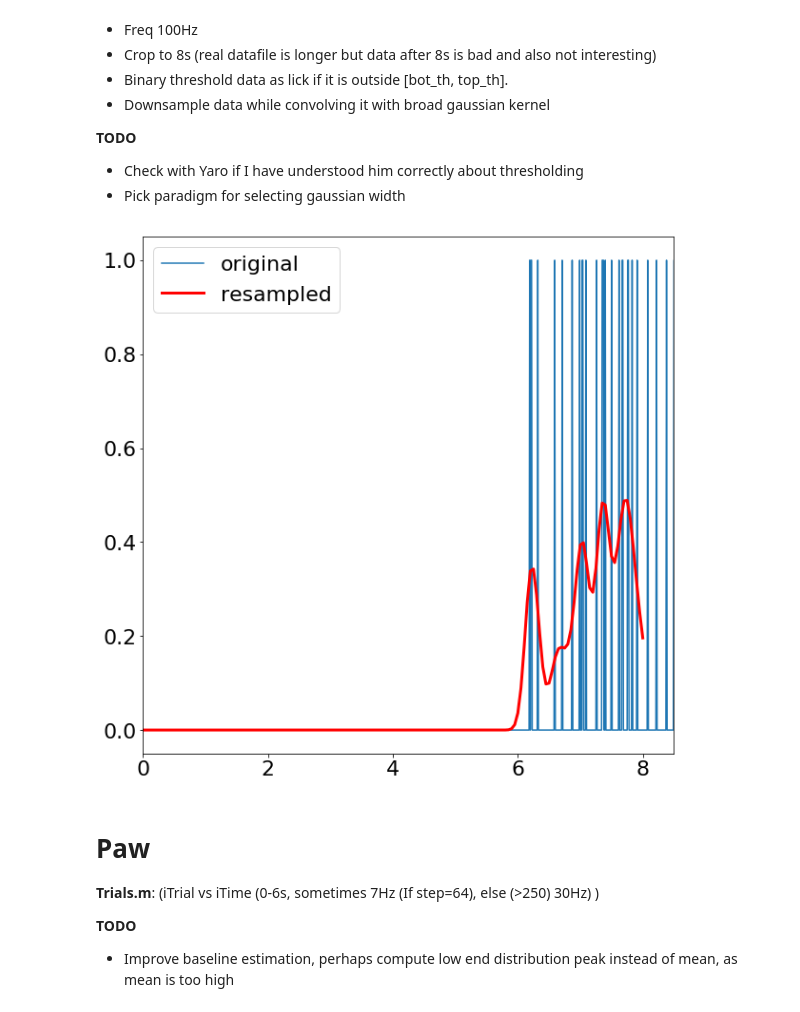
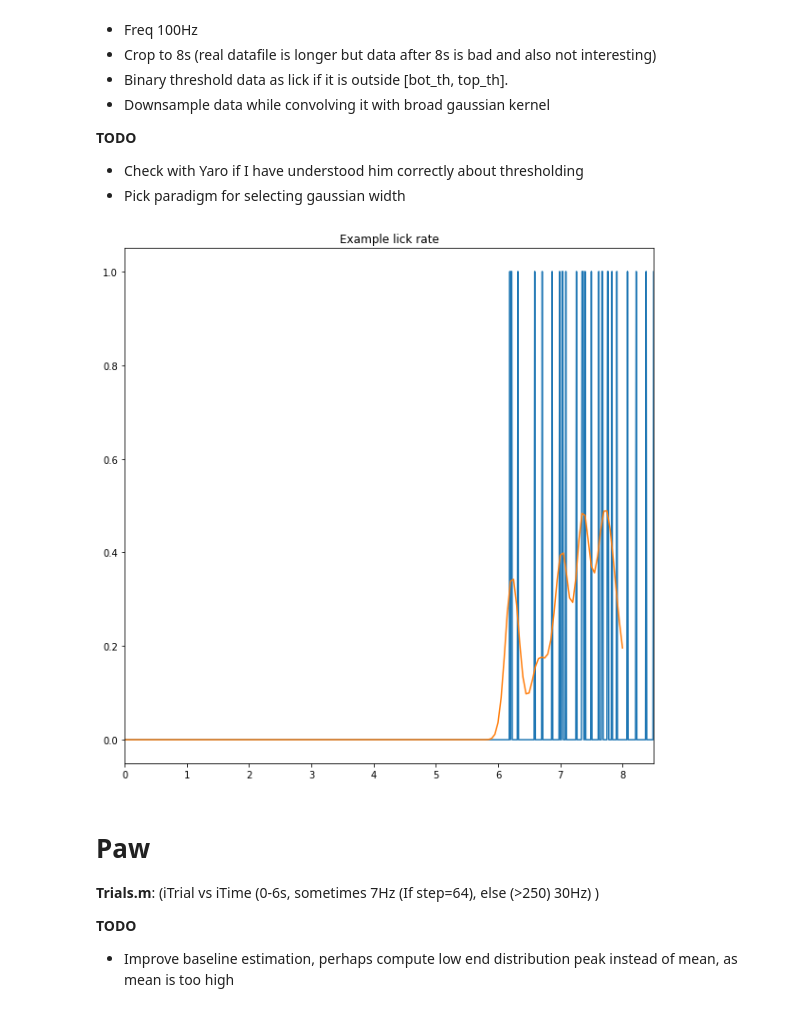
Before and after one commit to aleksejs-fomins/TNU2019-Project, a Jupyter notebook: src/preprocess/behaviour.ipynb, the cells around one changed output. Cells and saved outputs as stored; diff of their text form; code cells hidden in the pictures.

```diff
--- a/src/preprocess/behaviour.ipynb
+++ b/src/preprocess/behaviour.ipynb
@@ -86,7 +85,7 @@ Trial number by type: [('iGO', 280), ('iNOGO', 238), ('iFA', 56), ('iMISS', 16)]
 - Pick paradigm for selecting gaussian width
 # %%
 #m_path = gui_fpath("Select data directory", './')
-m_path = '../../data/raw/mtp_13_2017_03_22_a/lick'
+m_path = '../../data/raw/mtp_13_2017_03_22_a/lick_traces.mat'
 f_lick = read_lick(m_path)
 # %%
 param_resample = {'method' : 'averaging', 'kind' : 'kernel', 'ker_sig2' : (2.0/TARGET_FREQ)**2}
@@ -94,39 +93,37 @@ l,r = trunc_idx(f_lick['tLicks'], 0, 8)
 tLicksTrunc = f_lick['tLicks'][l:r]
 
 
 data_lick = np.zeros((nTrials, TARGET_NTIMES))
 keymap_lick = {
     'iGO'    : 'licks_go',
     'iNOGO'  : 'licks_nogo',
     'iFA'    : 'licks_FA',
     'iMISS'  : 'licks_miss'}
 
 for k, v in keymap_lick.items():
     if len(f_lick[v]) > 0:
         # Truncate data
         lick_trunc = f_lick[v][l:r]
 
         # Resample and stitch all trials back together into one 2D matrix
         # Note MATLAB index in behaviour is +1
         for iSubTrial, iTrialMATLAB in enumerate(behaviour[k]):
             data_lick[iTrialMATLAB-1] = resample(tLicksTrunc, lick_trunc[:, iSubTrial], TARGET_TIMES, param_resample)
 
 # Normalizing
 data_lick /= np.max(data_lick)
 
 # Plot before
-plt.rcParams.update({'font.size': 22})
 plt.figure(figsize=(10,10))
-plt.plot(f_lick['tLicks'], f_lick['licks_go'][:, 10], label='original')
+plt.plot(f_lick['tLicks'], f_lick['licks_go'][:, 10])
 
 # Plot after
-plt.plot(TARGET_TIMES, data_lick[behaviour['iGO'][10]-1], 'red', linewidth = 3.0, label='resampled')
-plt.legend()
-#plt.title("Example lick rate")
+plt.plot(TARGET_TIMES, data_lick[behaviour['iGO'][10]-1])
+plt.title("Example lick rate")
 plt.xlim([0, 8.5])
 plt.show()
 # %% [output]
-[figure, old version]
+[figure, new version]
 # %% [markdown]
 # Paw
 
```
Also changed, not shown: parts of 4 cells of this notebook, 4 other files.
